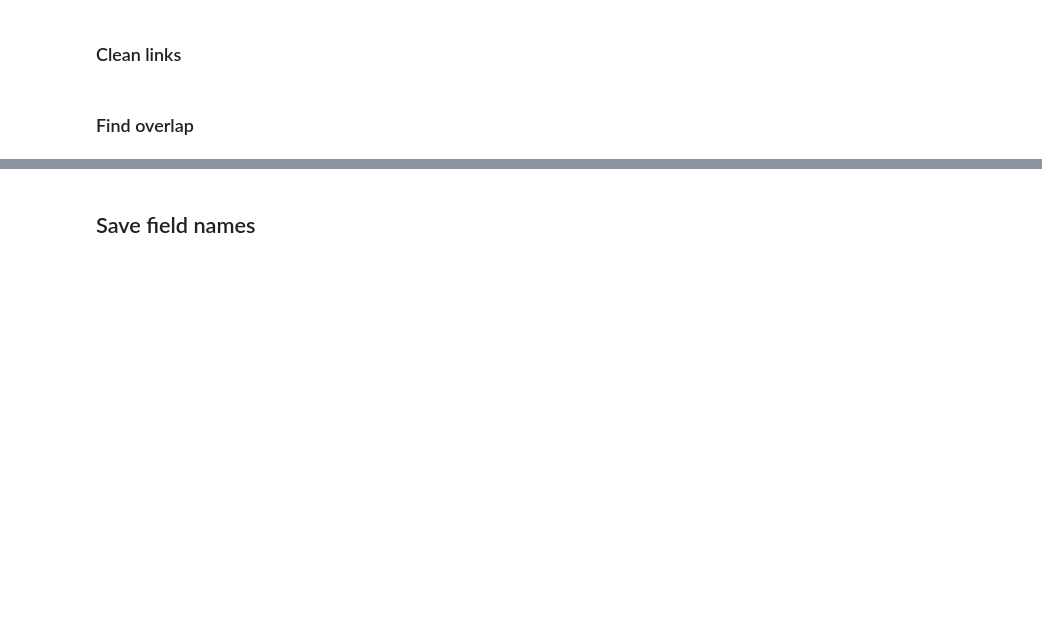
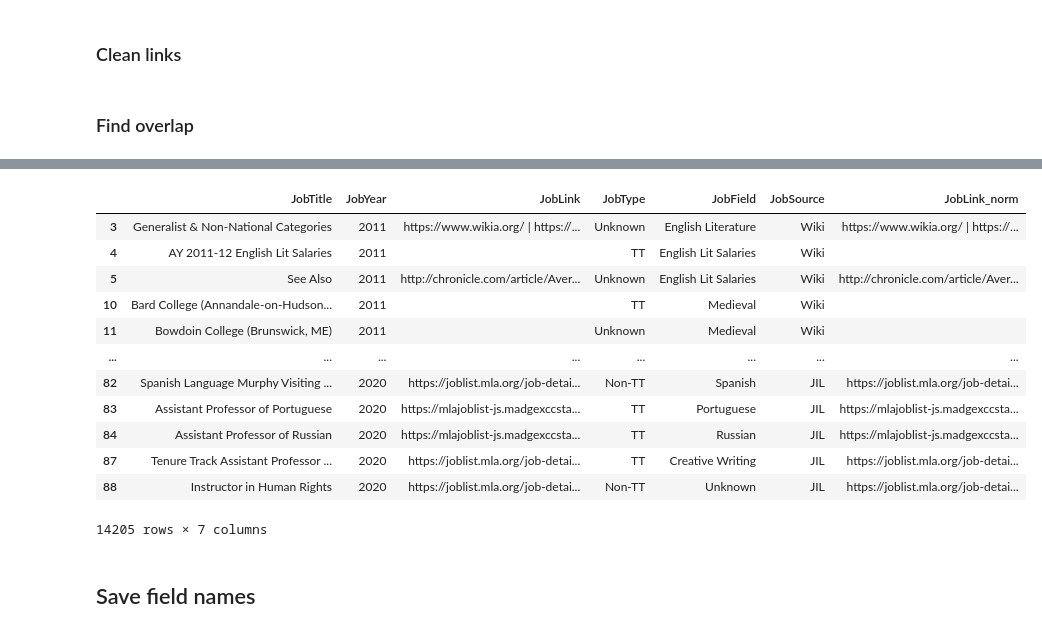
Before and after one commit to quadrismegistus/jobcensus, a Jupyter notebook: synthesis/synthesize.ipynb, the cells around one changed output, grey strips where cells are left out. Cells and saved outputs as stored; diff of their text form; code cells hidden in the pictures; blank space fills up the shorter version.

```diff
--- a/synthesis/synthesize.ipynb
+++ b/synthesis/synthesize.ipynb
@@ -97,7 +95,21 @@ df_all
 # %%
 # drop duplicates
-df_all=df_all.drop_duplicates()
-# df_all
+df_all=df_all.drop_duplicates(['JobTitle','JobYear','JobLink'])
+df_all
+# %% [output]
+|  | JobTitle | JobYear | JobLink | JobType | JobField | JobSource | JobLink_norm |
+| 3 | Generalist & Non-National Categories | 2011 | https://www.wikia.org/ | https://... | Unknown | English Literature | Wiki | https://www.wikia.org/ | https://... |
+| 4 | AY 2011-12 English Lit Salaries | 2011 |  | TT | English Lit Salaries | Wiki |  |
+| 5 | See Also | 2011 | http://chronicle.com/article/Aver... | Unknown | English Lit Salaries | Wiki | http://chronicle.com/article/Aver... |
+| 10 | Bard College (Annandale-on-Hudson... | 2011 |  | TT | Medieval | Wiki |  |
+| 11 | Bowdoin College (Brunswick, ME) | 2011 |  | Unknown | Medieval | Wiki |  |
+| ... | ... | ... | ... | ... | ... | ... | ... |
+| 82 | Spanish Language Murphy Visiting ... | 2020 | https://joblist.mla.org/job-detai... | Non-TT | Spanish | JIL | https://joblist.mla.org/job-detai... |
+| 83 | Assistant Professor of Portuguese | 2020 | https://mlajoblist-js.madgexccsta... | TT | Portuguese | JIL | https://mlajoblist-js.madgexccsta... |
+| 84 | Assistant Professor of Russian | 2020 | https://mlajoblist-js.madgexccsta... | TT | Russian | JIL | https://mlajoblist-js.madgexccsta... |
+| 87 | Tenure Track Assistant Professor ... | 2020 | https://joblist.mla.org/job-detai... | TT | Creative Writing | JIL | https://joblist.mla.org/job-detai... |
+| 88 | Instructor in Human Rights | 2020 | https://joblist.mla.org/job-detai... | Non-TT | Unknown | JIL | https://joblist.mla.org/job-detai... |
+14205 rows × 7 columns
 # %%
 # sanity check: should be 4 -->
 # df_all[(df_all.JobField=='Comparative Literature') & (df_all.JobYear==2020)]
```
Also changed, not shown: parts of 5 cells of this notebook, 11 other files.
